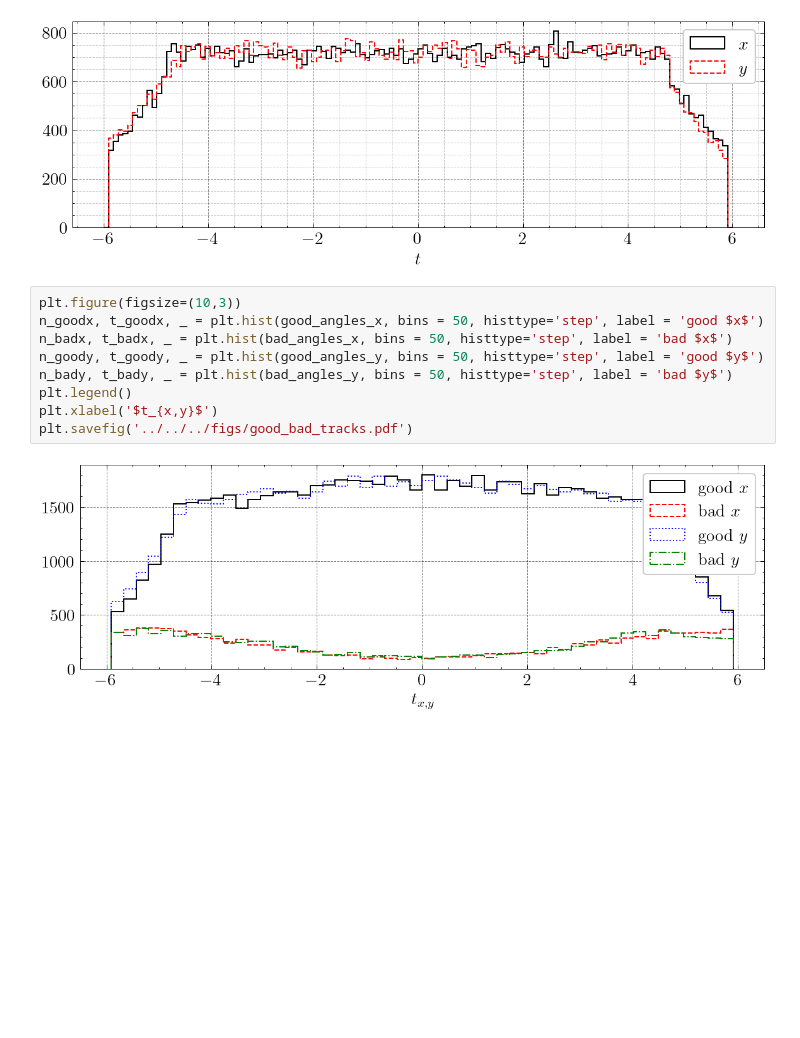
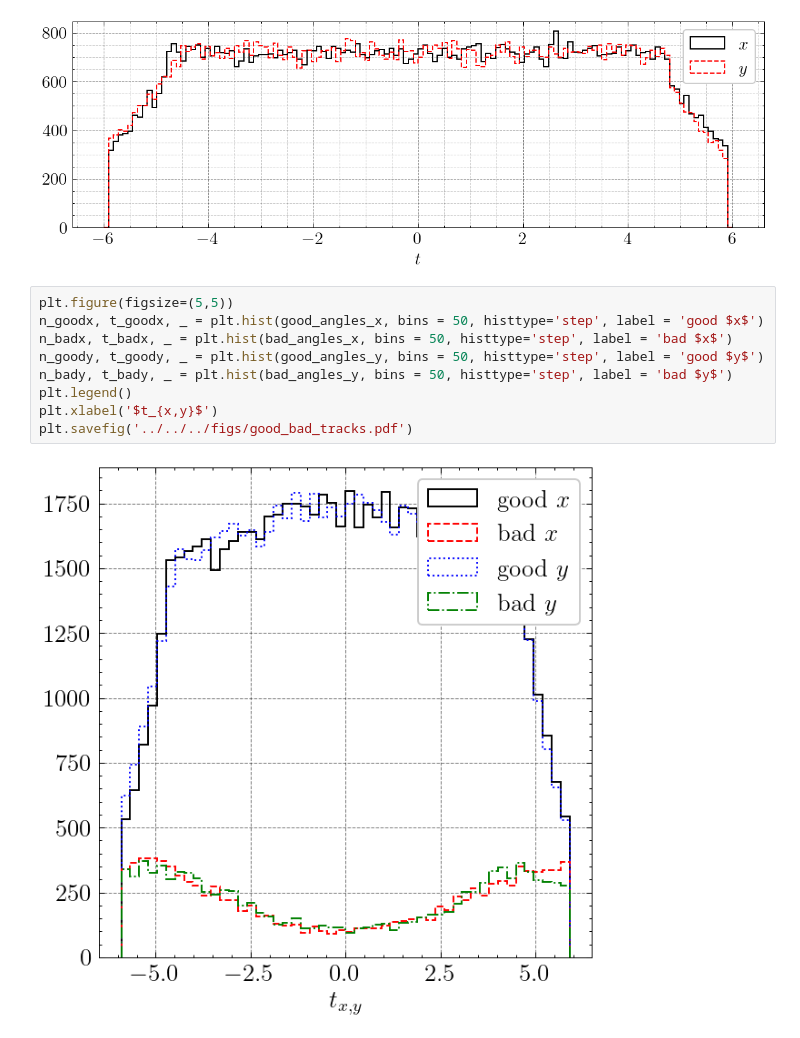
Before and after one commit to kauniska/ecal_reco, a Jupyter notebook: geant4/analysis/acceptance.ipynb, the cells around one changed output. Drawn from its saved outputs; the diff is of its cells as text; blank space fills up the shorter version.

Commit message:
acceptance nice plots

```diff
--- a/geant4/analysis/acceptance.ipynb
+++ b/geant4/analysis/acceptance.ipynb
@@ -148,14 +148,14 @@ plt.legend()
 [figure]
 [figure]
 # %%
-plt.figure(figsize=(10,3))
+plt.figure(figsize=(5,5))
 n_goodx, t_goodx, _ = plt.hist(good_angles_x, bins = 50, histtype='step', label = 'good $x$')
 n_badx, t_badx, _ = plt.hist(bad_angles_x, bins = 50, histtype='step', label = 'bad $x$')
 n_goody, t_goody, _ = plt.hist(good_angles_y, bins = 50, histtype='step', label = 'good $y$')
 n_bady, t_bady, _ = plt.hist(bad_angles_y, bins = 50, histtype='step', label = 'bad $y$')
 plt.legend()
 plt.xlabel('$t_{x,y}$')
 plt.savefig('../../../figs/good_bad_tracks.pdf')
 # %% [output]
-[figure, old version]
+[figure, new version]
 # %%
```
Also changed, not shown: parts of 4 cells of this notebook, 2 other files.
